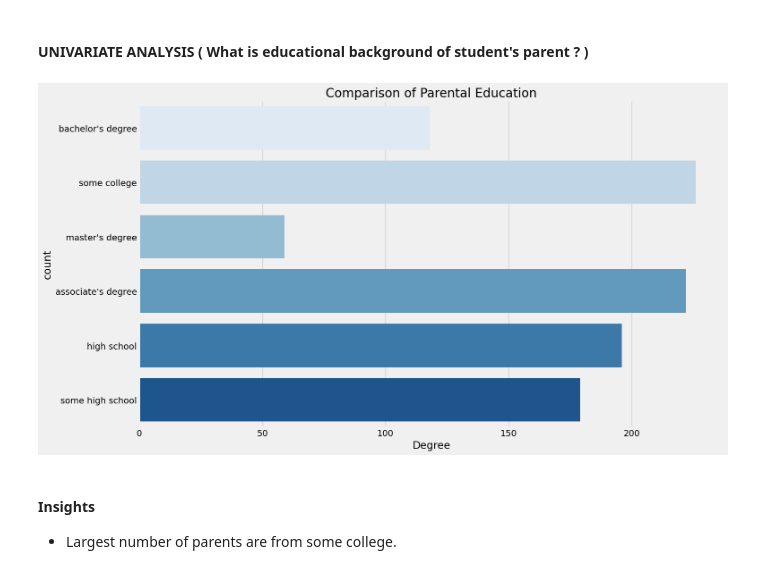
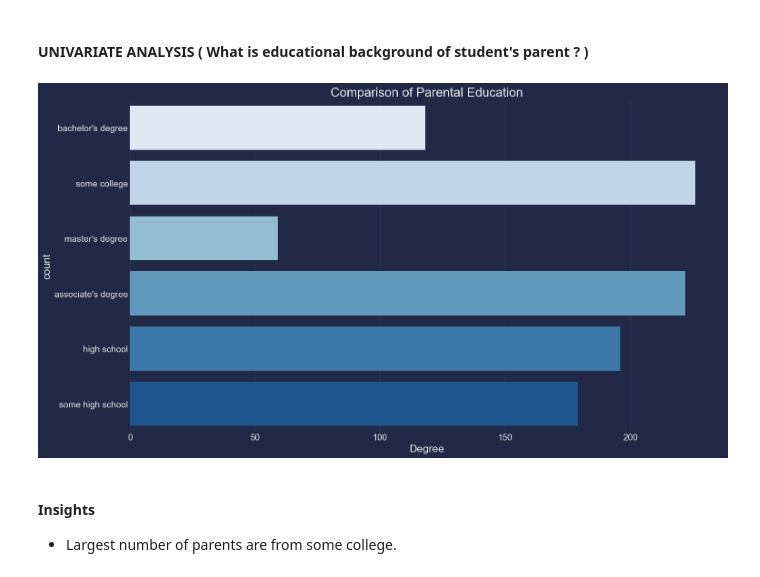
Before and after one commit to eyaya/ml_end_to_end_CICD_project, a Jupyter notebook: notebook/1 . EDA STUDENT PERFORMANCE .ipynb, the cells around one changed output. Cells and saved outputs as stored; diff of their text form; code cells hidden in the pictures.

```diff
--- a/notebook/1 . EDA STUDENT PERFORMANCE .ipynb
+++ b/notebook/1 . EDA STUDENT PERFORMANCE .ipynb
@@ -517,14 +519,14 @@ for container in ax[2].containers:
 #### UNIVARIATE ANALYSIS ( What is educational background of student's parent ? )
 # %%
 plt.rcParams['figure.figsize'] = (15, 9)
-plt.style.use('fivethirtyeight')
+#plt.style.use('fivethirtyeight')
 sns.countplot(df['parental_level_of_education'], palette = 'Blues')
 plt.title('Comparison of Parental Education', fontweight = 30, fontsize = 20)
 plt.xlabel('Degree')
 plt.ylabel('count')
 plt.show()
 # %% [output]
-[figure, old version]
+[figure, new version]
 # %% [markdown]
 #### Insights
 - Largest number of parents are from some college.
```
Also changed, not shown: parts of 14 cells of this notebook, 2 other files.
